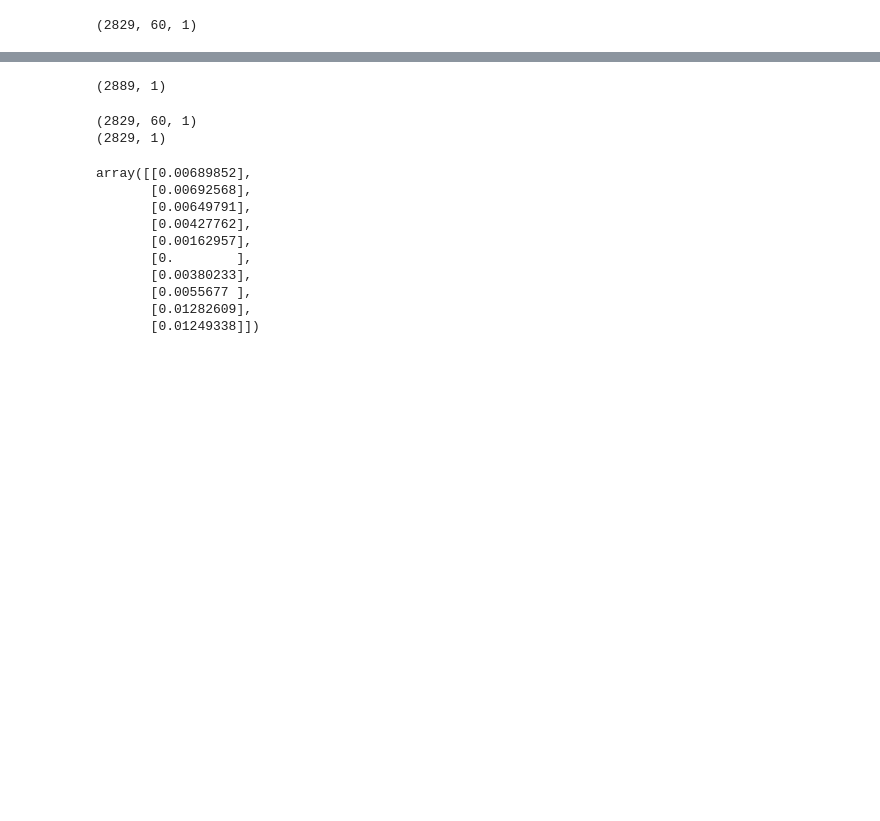
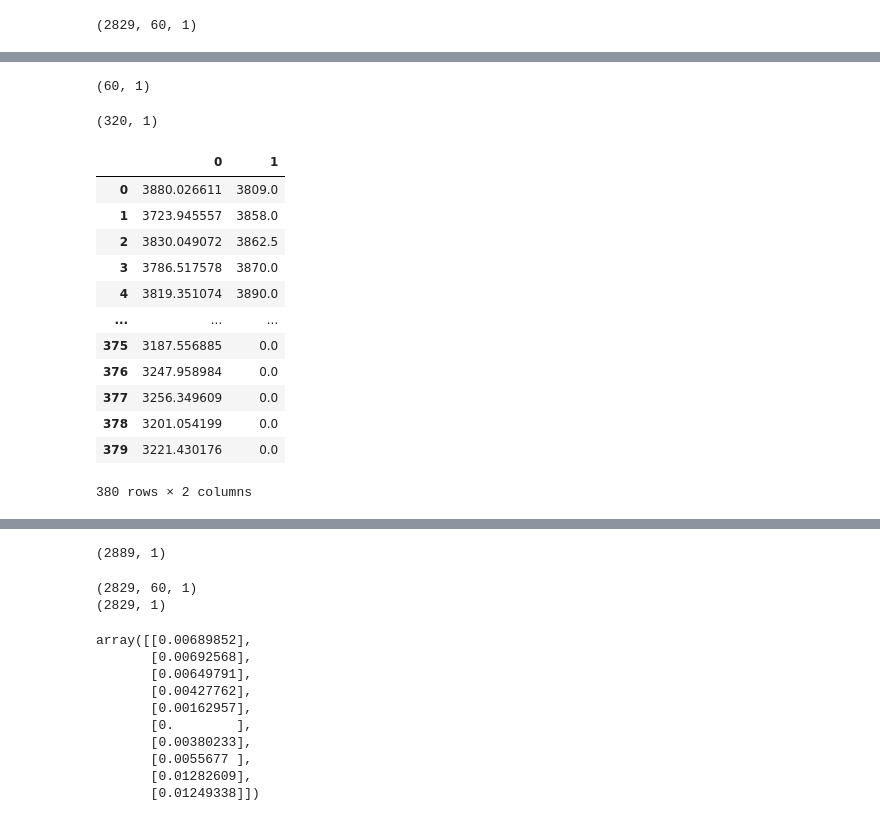
Before and after one commit to RitwikRaj24/Mathematics-for-Intelligent-Systems, a Jupyter notebook: notebook.ipynb, the cells around one changed output, grey strips where cells are left out. Cells and saved outputs as stored; diff of their text form; code cells hidden in the pictures; blank space fills up the shorter version.

```diff
--- a/notebook.ipynb
+++ b/notebook.ipynb
@@ -427,0 +481,8 @@ Epoch 6/10
+# %%
+x_forecast.shape
+# %% [output]
+(60, 1)
+# %%
+predictions.shape
+# %% [output]
+(320, 1)
@@ -427,0 +500,16 @@ Epoch 6/10
+# %%
+df2
+# %% [output]
+|  | 0 | 1 |
+| 0 | 3880.026611 | 3809.0 |
+| 1 | 3723.945557 | 3858.0 |
+| 2 | 3830.049072 | 3862.5 |
+| 3 | 3786.517578 | 3870.0 |
+| 4 | 3819.351074 | 3890.0 |
+| ... | ... | ... |
+| 375 | 3187.556885 | 0.0 |
+| 376 | 3247.958984 | 0.0 |
+| 377 | 3256.349609 | 0.0 |
+| 378 | 3201.054199 | 0.0 |
+| 379 | 3221.430176 | 0.0 |
+380 rows × 2 columns
```
Also changed, not shown: parts of 14 cells of this notebook, 4 other files.
